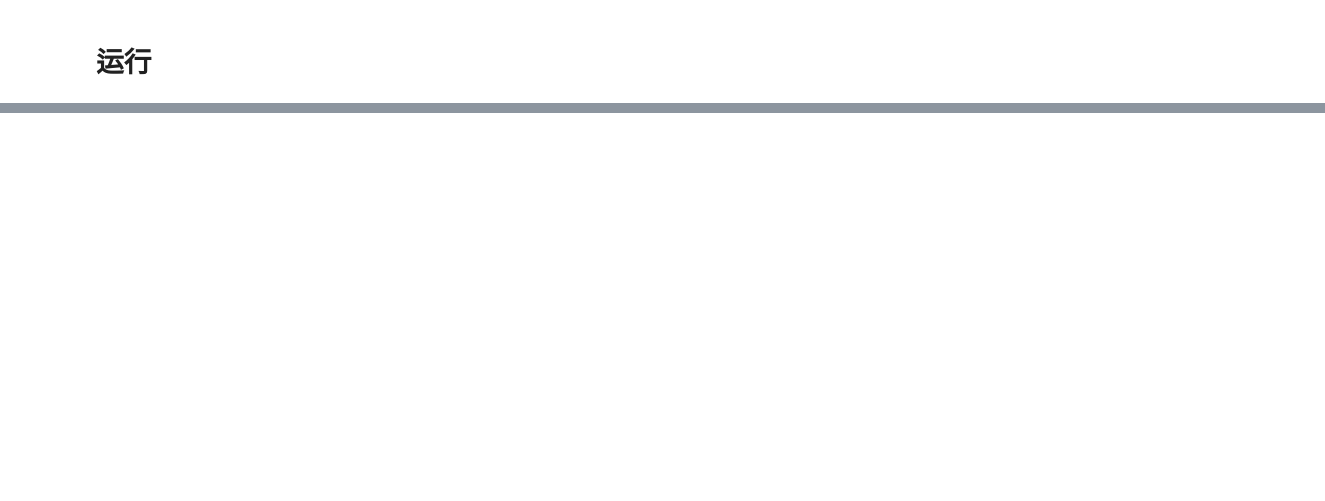
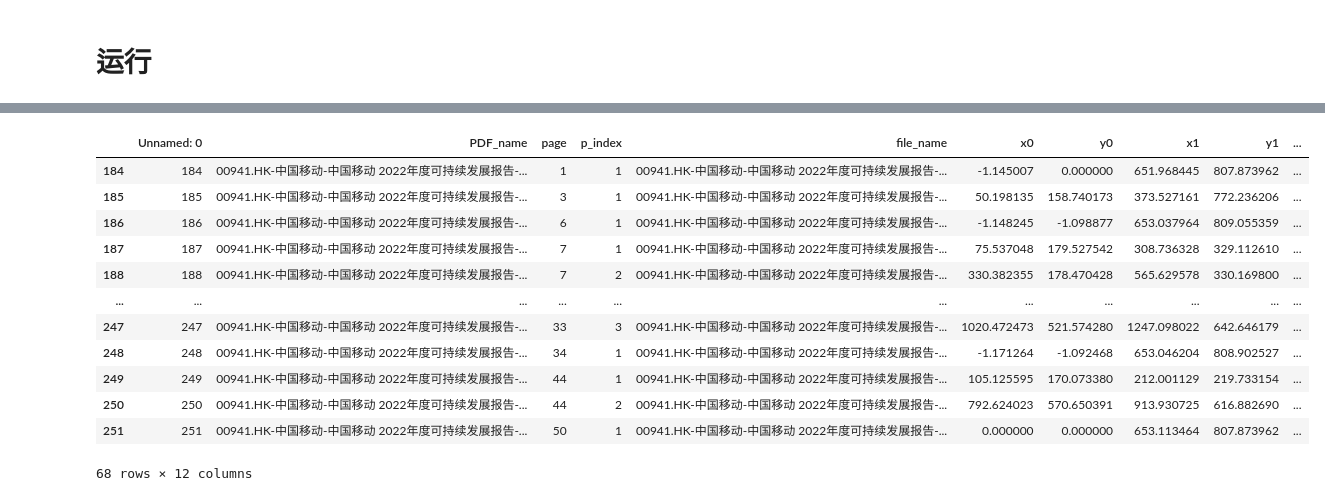
Before and after one commit to Lorre-Ramon/ESGImg, a Jupyter notebook: Labelization.ipynb, the cells around one changed output, grey strips where cells are left out. Saved outputs shown, nothing was run; the diff lists cells and outputs as text; code cells hidden in the pictures; blank space fills up the shorter version.

```diff
--- a/Labelization.ipynb
+++ b/Labelization.ipynb
@@ -264,21 +351,26 @@ def wording_similarity(labels, probs, img_path, PDF_name, page, df_text = df_tex
 #     df_min_dis = df_min_dis(pd.notnull(df_min_dis['keyword']))
     if not df_min_dis.empty:
         df_min_dis['dis_to_img_current'] = df_min_dis.apply(lambda row: distance(img_cord, (row['center_x'], row['center_y'])), axis = 1)
+
+        # 计算标签组概率
+        return df_min_dis.sort_values(by='dis_to_img_current', ascending = True)[0:1]['keyword'].apply(
+               lambda keywords: sum(prob_dict.get(k, 0) for k in keywords if pd.notnull(k)) /
+                         (len([k for k in keywords if pd.notnull(k)]) if keywords else 1)
+            )
     else:
         print("{0:=^40}".format('Anomaly Founded'))
         print("PDF:{} has no text content on page{}".format(PDF_name, page))
-
-    # 计算标签组概率
-    return df_min_dis.sort_values(by='dis_to_img_current', ascending = True)[0:1]['keyword'].apply(
-        lambda keywords: sum(prob_dict.get(k, 0) for k in keywords if pd.notnull(k)) /
-                         (len([k for k in keywords if pd.notnull(k)]) if keywords else 1)
-    )
+        return -1
 # %%
-img_path = '/Users/improvise/Desktop/保研/实证论文/ESG/Playground/01_Extraction/Test01/02 PyMu_img01/00941.HK-中国移动-中国移动 2022年度可持续发展报告-2023-03-24.pdf_page_7_img_1.png'
+img_path = '/Users/improvise/Desktop/保研/实证论文/ESG/Playground/01_Extraction/Test01/02 PyMu_img01/00941.HK-中国移动-中国移动 2022年度可持续发展报告-2023-03-24.pdf_page_10_img_1.png'
 PDF_path = '/Users/improvise/Desktop/保研/实证论文/ESG/Playground/00_DataBase/00_SustainabilityReport_PDF/2022/00941.HK-中国移动-中国移动 2022年度可持续发展报告-2023-03-24.pdf'
 df_key = label_in_PDF(PDF_path)
-[keywords] = list(df_key.loc[(df_key['file_name'] == os.path.basename(PDF_path)) & (df_key['page'] == 8)]['keywords'])
+[keywords] = list(df_key.loc[(df_key['file_name'] == os.path.basename(PDF_path)) & (df_key['page'] == 10)]['keywords'])
+[keywords_t1] = list(df_key.loc[(df_key['file_name'] == os.path.basename(PDF_path)) & (df_key['page'] == 8)]['keywords'])
 
 probs, img_path = jiagu_prob(img_path, keywords)
 
-wording_similarity(keywords, probs, img_path, os.path.basename(PDF_path), page=7)
+text_match_img(keywords, probs, img_path, os.path.basename(PDF_path), page=10)
+ws = wording_similarity(keywords, probs, img_path, os.path.basename(PDF_path), page=10)
+
+print(ws, type(ws))
@@ -304,13 +407,25 @@ for PDF_path in PDF_path_list:
         page = row.page
         p_index = row.p_index
         img_cord = row.centre_coordinate
+#         print('\n\n', page, p_index, '\n\n')
 
         # 读图
         img_path = os.path.join(img_folder, img_name)
         # 读页面关键词
         [keywords] = list(df_key.loc[(df_key['file_name'] == os.path.basename(PDF_path)) & (df_key['page'] == page)]['keywords'])
+        [keywords_t1] = list(df_key.loc[(df_key['file_name'] == os.path.basename(PDF_path)) & (df_key['page'] == page +1)]['keywords'])
+#         print('Keywords:\n', keywords,'\n')
+#         print('Keywords_t1:\n', keywords_t1, '\n\n\n')
+
         # 计算概率
         probs, img_path = jiagu_prob(img_path, keywords)
+
+        # 计算语义近似度
+        ws = wording_similarity(keywords_t1, probs, img_path, os.path.basename(PDF_path), page=page)
+        if isinstance(ws, pd.Series):
+            [ws] = list(ws)
+        df_img.loc[df_img["file_name"] == img_name, "word_simi"] = ws
+        print("\n\nWording Similarity:\n", ws)
 
         # 匹配图文
         object_text = text_match_img(keywords, probs, img_path, os.path.basename(PDF_path), page)
@@ -384,3 +550,19 @@ Model info {'embed_dim': 1024, 'image_resolution': 224, 'vision_layers': [3, 4,
 #         df_img.loc[df_img["file_name"] == img_name, "distance"] = dist
 # %%
 df_img.to_excel("/Users/improvise/Downloads/distance.xlsx", index=False)
+# %%
+df_img.loc[df_img['PDF_name'] == "00941.HK-中国移动-中国移动 2022年度可持续发展报告-2023-03-24.pdf"]
+# %% [output]
+|  | Unnamed: 0 | PDF_name | page | p_index | file_name | x0 | y0 | x1 | y1 | ... |
+| 184 | 184 | 00941.HK-中国移动-中国移动 2022年度可持续发展报告-... | 1 | 1 | 00941.HK-中国移动-中国移动 2022年度可持续发展报告-... | -1.145007 | 0.000000 | 651.968445 | 807.873962 | ... |
+| 185 | 185 | 00941.HK-中国移动-中国移动 2022年度可持续发展报告-... | 3 | 1 | 00941.HK-中国移动-中国移动 2022年度可持续发展报告-... | 50.198135 | 158.740173 | 373.527161 | 772.236206 | ... |
+| 186 | 186 | 00941.HK-中国移动-中国移动 2022年度可持续发展报告-... | 6 | 1 | 00941.HK-中国移动-中国移动 2022年度可持续发展报告-... | -1.148245 | -1.098877 | 653.037964 | 809.055359 | ... |
+| 187 | 187 | 00941.HK-中国移动-中国移动 2022年度可持续发展报告-... | 7 | 1 | 00941.HK-中国移动-中国移动 2022年度可持续发展报告-... | 75.537048 | 179.527542 | 308.736328 | 329.112610 | ... |
+| 188 | 188 | 00941.HK-中国移动-中国移动 2022年度可持续发展报告-... | 7 | 2 | 00941.HK-中国移动-中国移动 2022年度可持续发展报告-... | 330.382355 | 178.470428 | 565.629578 | 330.169800 | ... |
+| ... | ... | ... | ... | ... | ... | ... | ... | ... | ... | ... |
+| 247 | 247 | 00941.HK-中国移动-中国移动 2022年度可持续发展报告-... | 33 | 3 | 00941.HK-中国移动-中国移动 2022年度可持续发展报告-... | 1020.472473 | 521.574280 | 1247.098022 | 642.646179 | ... |
+| 248 | 248 | 00941.HK-中国移动-中国移动 2022年度可持续发展报告-... | 34 | 1 | 00941.HK-中国移动-中国移动 2022年度可持续发展报告-... | -1.171264 | -1.092468 | 653.046204 | 808.902527 | ... |
+| 249 | 249 | 00941.HK-中国移动-中国移动 2022年度可持续发展报告-... | 44 | 1 | 00941.HK-中国移动-中国移动 2022年度可持续发展报告-... | 105.125595 | 170.073380 | 212.001129 | 219.733154 | ... |
+| 250 | 250 | 00941.HK-中国移动-中国移动 2022年度可持续发展报告-... | 44 | 2 | 00941.HK-中国移动-中国移动 2022年度可持续发展报告-... | 792.624023 | 570.650391 | 913.930725 | 616.882690 | ... |
+| 251 | 251 | 00941.HK-中国移动-中国移动 2022年度可持续发展报告-... | 50 | 1 | 00941.HK-中国移动-中国移动 2022年度可持续发展报告-... | 0.000000 | 0.000000 | 653.113464 | 807.873962 | ... |
+68 rows × 12 columns
```
Also changed, not shown: parts of 6 cells of this notebook.
